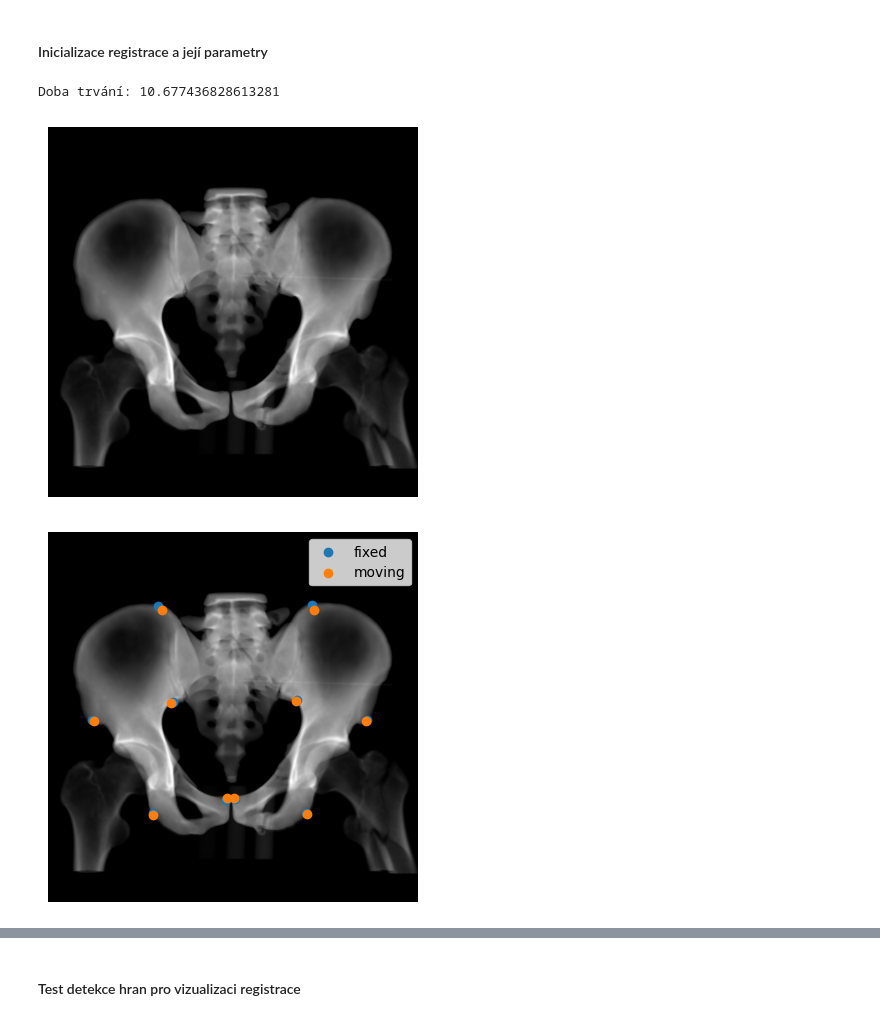
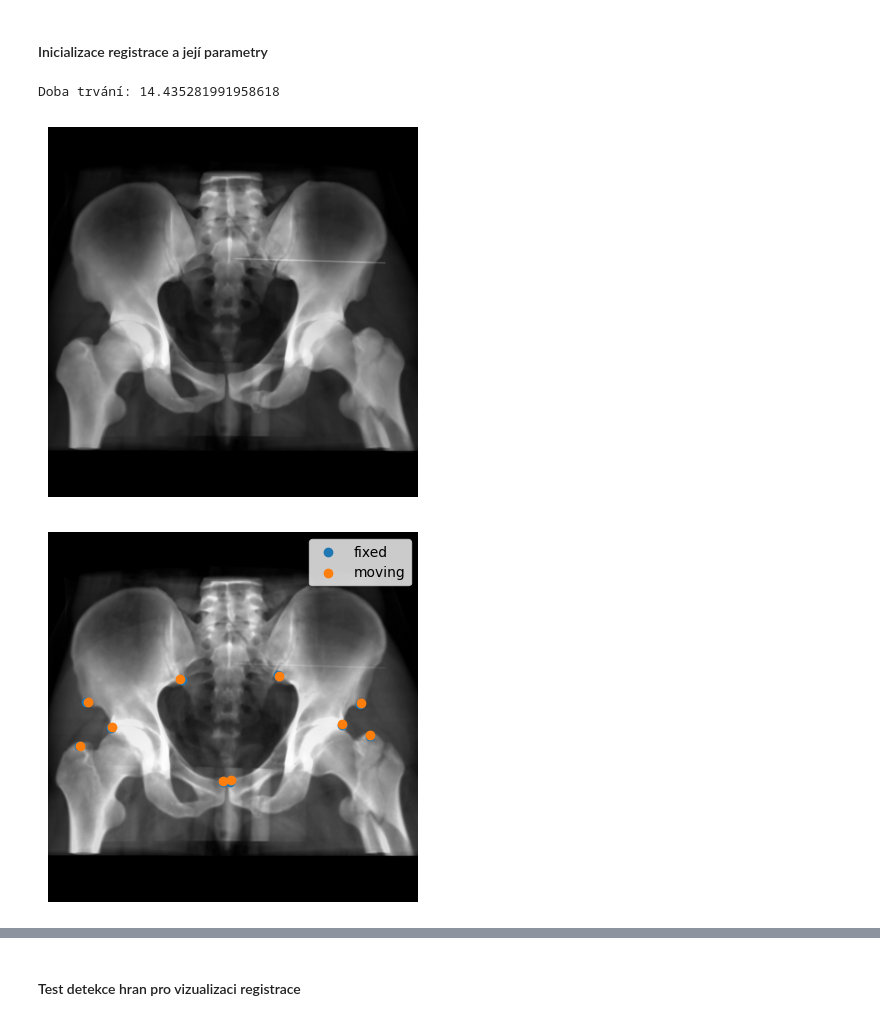
Before and after one commit to Vojtech-Benda/ca_isf, a Jupyter notebook: sitkRegistration.ipynb, the cells around one changed output, grey strips where cells are left out. Drawn from its saved outputs; the diff is of its cells as text; code cells hidden in the pictures.

```diff
--- a/sitkRegistration.ipynb
+++ b/sitkRegistration.ipynb
@@ -146,14 +146,14 @@ def plotRegistrationErrors():
 # %% [markdown]
 #### Načtení a vykreslení obrazů
 # %%
-preopImage = sitk.ReadImage("input_files\\pacient_09\\registration\\pacient09PreopAP.mha", sitk.sitkFloat32)
-intraopImage = sitk.ReadImage("input_files\\pacient_09\\registration\\pacient09IntraopAP.mha", sitk.sitkFloat32)
+fixedImage = sitk.ReadImage("input_files\\pacient_09\\registration\\pacient09PreopAP.mha", sitk.sitkFloat32)
+movingImage = sitk.ReadImage("input_files\\pacient_09\\registration\\pacient09IntraopAP50.mha", sitk.sitkFloat32)
 
 fixedPoints = getPoints("input_files\\pacient_09\\registration\\pacient09FixedPointsAP.csv")
 movingPoints = getPoints("input_files\\pacient_09\\registration\\pacient09MovingPointsAP.csv")
 # %%
-fixedImage = intraopImage
-movingImage = preopImage
+# fixedImage = preopImage
+# movingImage = intraopImage
 
 # fixedImage = sitk.Expand(intraopImage, expandFactors=[1, 1, 4])
 # movingImage = sitk.Expand(preopImage, expandFactors=[1, 1, 4])
@@ -242,7 +242,7 @@ print(f"Doba trvání: {time.time() - start_time}")
 # print(f" Iteration: {registration.GetOptimizerIteration()}")
 # print(f" Metric value: {registration.GetMetricValue()}")
 # %% [output]
-Doba trvání: 10.677436828613281
+Doba trvání: 14.435281991958618
 # %%
 movingImageResampled = sitk.Resample(movingImage, fixedImage, outTransform, sitk.sitkLinear, 0.0, movingImage.GetPixelID())
 
@@ -251,21 +251,21 @@ plt.imshow(sitk.GetArrayViewFromImage(movingImageResampled)[0, ...], cmap="gray"
 plt.axis("off")
 plt.show()
 # %% [output]
-[figure, old version]
+[figure, new version]
 # %%
 outTransformInverse = outTransform.GetInverse()
 movingFinalPoints = [outTransformInverse.TransformPoint(p) for p in movingPoints]
 # %%
-plt.imshow(sitk.GetArrayViewFromImage(fixedImage)[0, ...], cmap="gray")
-plt.imshow(sitk.GetArrayViewFromImage(movingImageResampled)[0, ...], cmap="gray", alpha=0.5)
+plt.imshow(sitk.GetArrayViewFromImage(movingImageResampled)[0, ...], cmap="gray")
+plt.imshow(sitk.GetArrayViewFromImage(fixedImage)[0, ...], cmap="gray", alpha=0.2)
 plt.scatter(list(np.array(fixedPoints).T)[0], list(np.array(fixedPoints).T)[1], c="#1f77b4")
 # plt.scatter(list(np.array(movingPoints).T)[0], list(np.array(movingPoints).T)[1], c="r")
 plt.scatter(list(np.array(movingFinalPoints).T)[0], list(np.array(movingFinalPoints).T)[1], c="#ff7f0e")
 plt.legend(["fixed", "moving"])
 plt.axis("off")
 plt.show()
 # %% [output]
-[figure, old version]
+[figure, new version]
 # %%
 plotRegistrationErrors()
 # %% [output]
```
Also changed, not shown: parts of 8 cells of this notebook, 3 other files.
